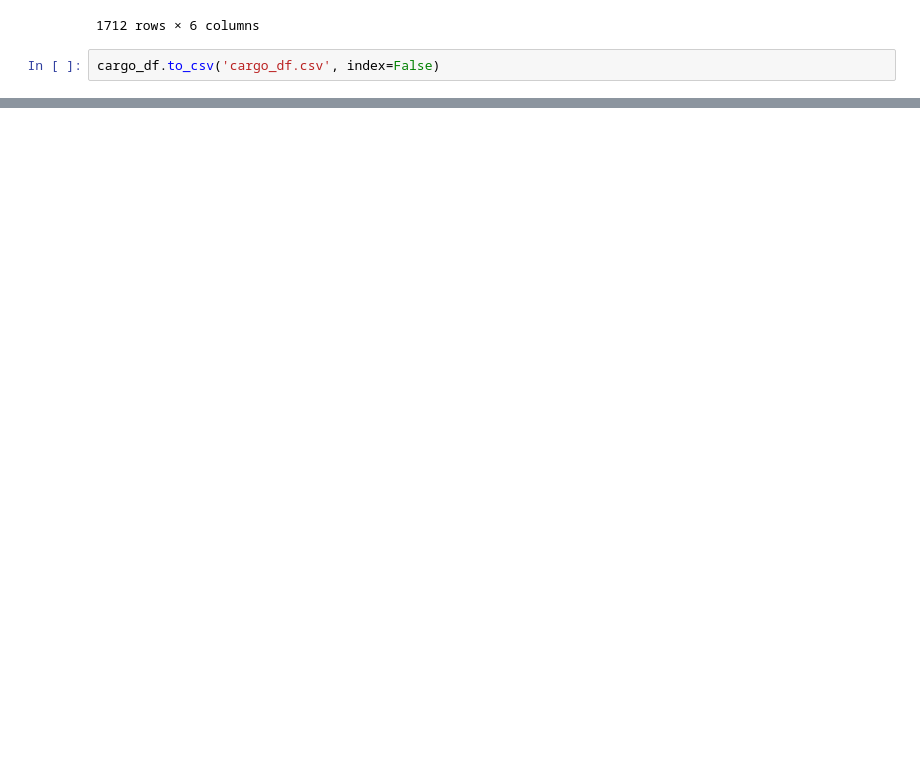
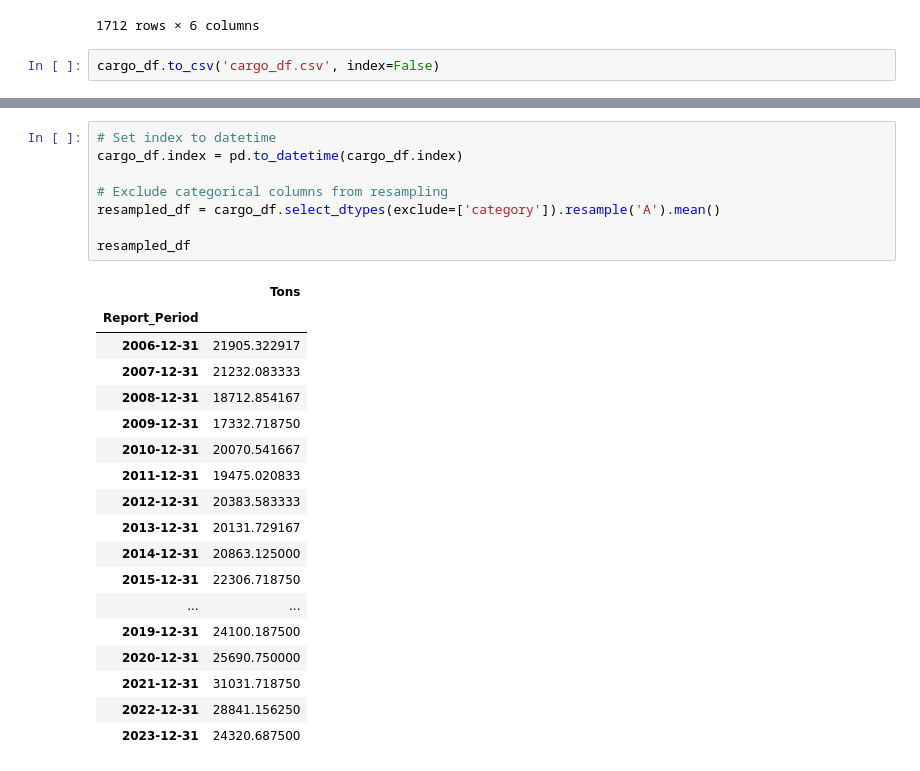
Before and after one commit to IsaganiJulian/LAX_Analysis, a Jupyter notebook: cargo/cargo.ipynb, the cells around one changed output, grey strips where cells are left out. Saved outputs shown, nothing was run; the diff lists cells and outputs as text; blank space fills up the shorter version.

```diff
--- a/cargo/cargo.ipynb
+++ b/cargo/cargo.ipynb
@@ -138,0 +191,27 @@ cargo_df.to_csv('cargo_df.csv', index=False)
+# %%
+# Set index to datetime
+cargo_df.index = pd.to_datetime(cargo_df.index)
+
+# Exclude categorical columns from resampling
+resampled_df = cargo_df.select_dtypes(exclude=['category']).resample('A').mean()
+
+resampled_df
+# %% [output]
+|  | Tons |
+| Report_Period |  |
+| 2006-12-31 | 21905.322917 |
+| 2007-12-31 | 21232.083333 |
+| 2008-12-31 | 18712.854167 |
+| 2009-12-31 | 17332.718750 |
+| 2010-12-31 | 20070.541667 |
+| 2011-12-31 | 19475.020833 |
+| 2012-12-31 | 20383.583333 |
+| 2013-12-31 | 20131.729167 |
+| 2014-12-31 | 20863.125000 |
+| 2015-12-31 | 22306.718750 |
+| ... | ... |
+| 2019-12-31 | 24100.187500 |
+| 2020-12-31 | 25690.750000 |
+| 2021-12-31 | 31031.718750 |
+| 2022-12-31 | 28841.156250 |
+| 2023-12-31 | 24320.687500 |
```
Also changed, not shown: parts of 20 cells of this notebook, 1 other file.
